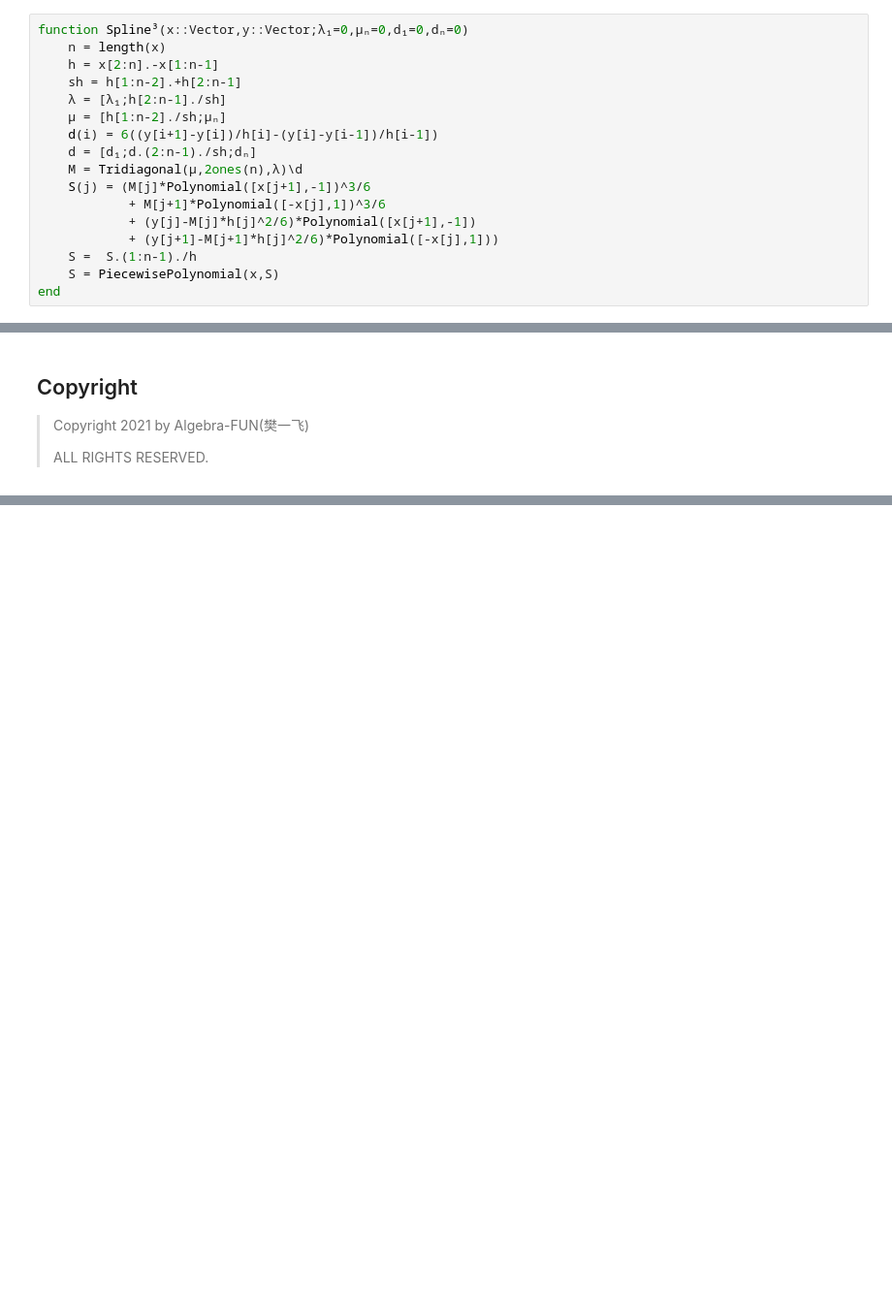
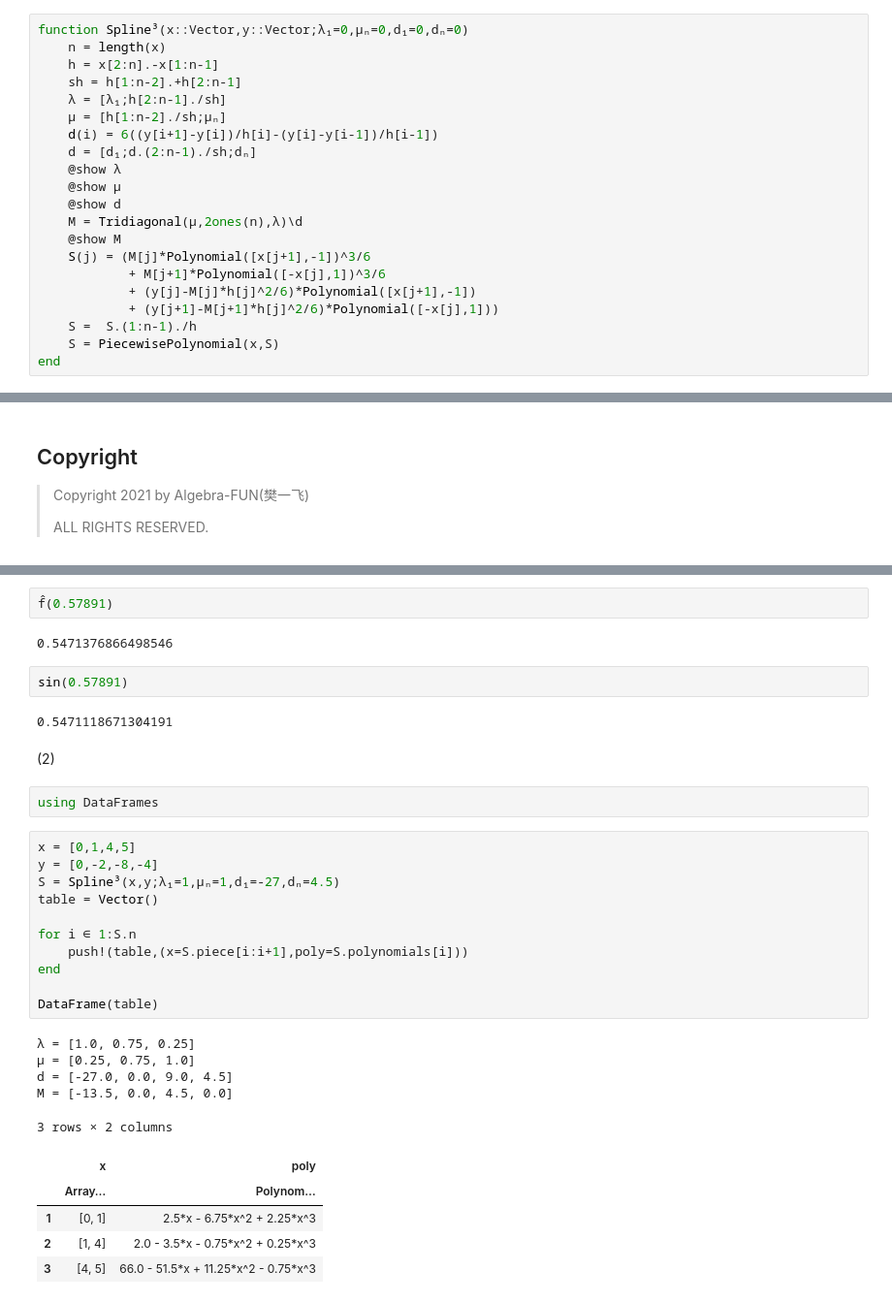
Before and after one commit to Algebra-FUN/Numerical-Analysis, a Jupyter notebook: Notebooks/Interpolate.ipynb, the cells around one changed output, grey strips where cells are left out. Shown at 97% size. Saved outputs shown, nothing was run; the diff lists cells and outputs as text; blank space fills up the shorter version.

```diff
--- a/Notebooks/Interpolate.ipynb
+++ b/Notebooks/Interpolate.ipynb
@@ -142,7 +142,11 @@ function Spline³(x::Vector,y::Vector;λ₁=0,μₙ=0,d₁=0,dₙ=0)
     μ = [h[1:n-2]./sh;μₙ]
     d(i) = 6((y[i+1]-y[i])/h[i]-(y[i]-y[i-1])/h[i-1])
     d = [d₁;d.(2:n-1)./sh;dₙ]
+    @show λ
+    @show μ
+    @show d
     M = Tridiagonal(μ,2ones(n),λ)\d
+    @show M
     S(j) = (M[j]*Polynomial([x[j+1],-1])^3/6
             + M[j+1]*Polynomial([-x[j],1])^3/6
             + (y[j]-M[j]*h[j]^2/6)*Polynomial([x[j+1],-1])
@@ -260,0 +276,34 @@ Plots.AnimatedGif("C:\\Users\\CreatorFan\\Documents\\Course\\Numerial Analysis\\
+# %%
+f̂(0.57891)
+# %% [output]
+0.5471376866498546
+# %%
+sin(0.57891)
+# %% [output]
+0.5471118671304191
+# %% [markdown]
+(2)
+# %%
+using DataFrames
+# %%
+x = [0,1,4,5]
+y = [0,-2,-8,-4]
+S = Spline³(x,y;λ₁=1,μₙ=1,d₁=-27,dₙ=4.5)
+table = Vector()
+
+for i ∈ 1:S.n
+    push!(table,(x=S.piece[i:i+1],poly=S.polynomials[i]))
+end
+
+DataFrame(table)
+# %% [output]
+λ = [1.0, 0.75, 0.25]
+μ = [0.25, 0.75, 1.0]
+d = [-27.0, 0.0, 9.0, 4.5]
+M = [-13.5, 0.0, 4.5, 0.0]
+3 rows × 2 columns
+|  | x | poly |
+|  | Array… | Polynom… |
+| 1 | [0, 1] | 2.5*x - 6.75*x^2 + 2.25*x^3 |
+| 2 | [1, 4] | 2.0 - 3.5*x - 0.75*x^2 + 0.25*x^3 |
+| 3 | [4, 5] | 66.0 - 51.5*x + 11.25*x^2 - 0.75*x^3 |
```
Also changed, not shown: parts of 3 cells of this notebook, 6 other files.
